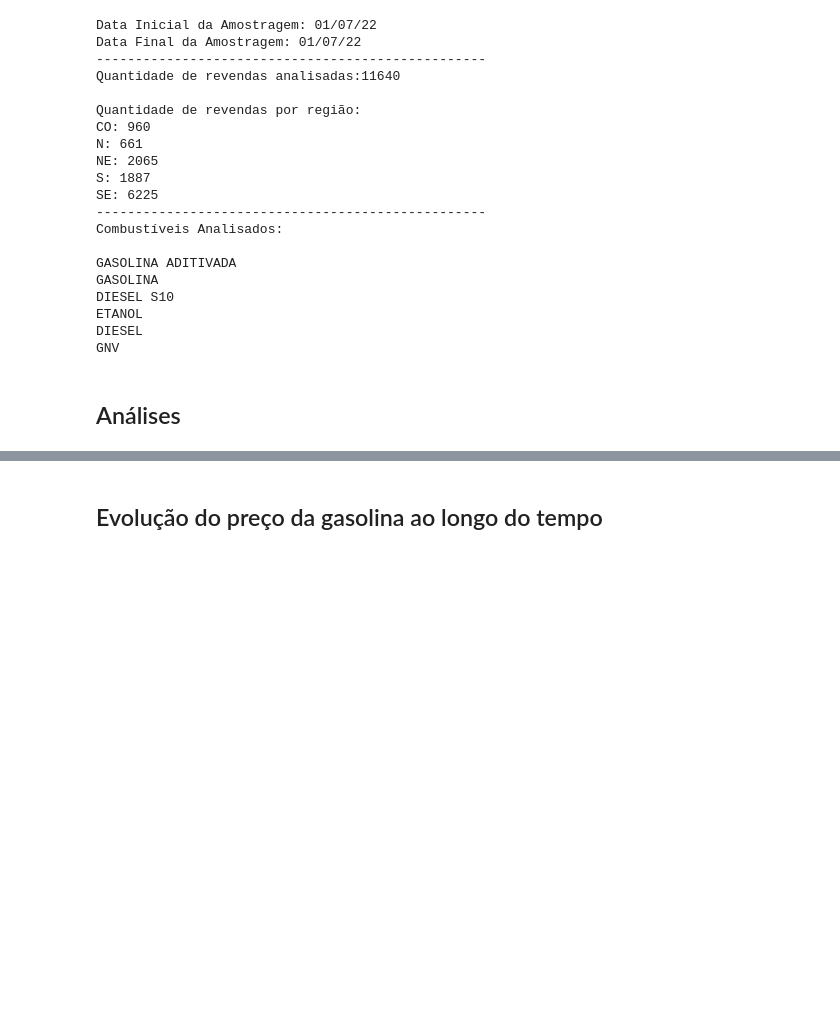
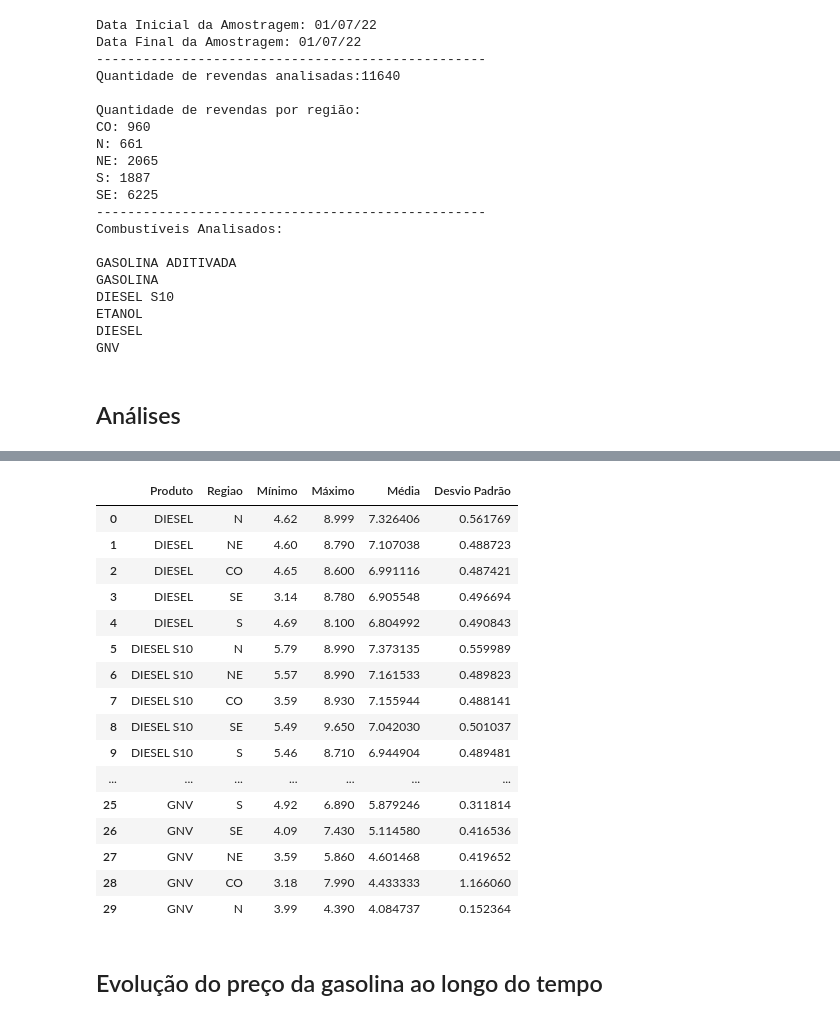
Before and after one commit to anazanetti/Analise_exploratoria, a Jupyter notebook: teste_rascunho.ipynb, the cells around one changed output, grey strips where cells are left out. Cells and saved outputs as stored; diff of their text form; code cells hidden in the pictures; blank space fills up the shorter version.

```diff
--- a/teste_rascunho.ipynb
+++ b/teste_rascunho.ipynb
@@ -129,3 +205,23 @@ GNV
+# %%
+display(df_regiao)
+# %% [output]
+|  | Produto | Regiao | Mínimo | Máximo | Média | Desvio Padrão |
+| 0 | DIESEL | N | 4.62 | 8.999 | 7.326406 | 0.561769 |
+| 1 | DIESEL | NE | 4.60 | 8.790 | 7.107038 | 0.488723 |
+| 2 | DIESEL | CO | 4.65 | 8.600 | 6.991116 | 0.487421 |
+| 3 | DIESEL | SE | 3.14 | 8.780 | 6.905548 | 0.496694 |
+| 4 | DIESEL | S | 4.69 | 8.100 | 6.804992 | 0.490843 |
+| 5 | DIESEL S10 | N | 5.79 | 8.990 | 7.373135 | 0.559989 |
+| 6 | DIESEL S10 | NE | 5.57 | 8.990 | 7.161533 | 0.489823 |
+| 7 | DIESEL S10 | CO | 3.59 | 8.930 | 7.155944 | 0.488141 |
+| 8 | DIESEL S10 | SE | 5.49 | 9.650 | 7.042030 | 0.501037 |
+| 9 | DIESEL S10 | S | 5.46 | 8.710 | 6.944904 | 0.489481 |
+| ... | ... | ... | ... | ... | ... | ... |
+| 25 | GNV | S | 4.92 | 6.890 | 5.879246 | 0.311814 |
+| 26 | GNV | SE | 4.09 | 7.430 | 5.114580 | 0.416536 |
+| 27 | GNV | NE | 3.59 | 5.860 | 4.601468 | 0.419652 |
+| 28 | GNV | CO | 3.18 | 7.990 | 4.433333 | 1.166060 |
+| 29 | GNV | N | 3.99 | 4.390 | 4.084737 | 0.152364 |
 # %% [markdown]
 ## Evolução do preço da gasolina ao longo do tempo
 # %%
```
Also changed, not shown: parts of 3 cells of this notebook.
